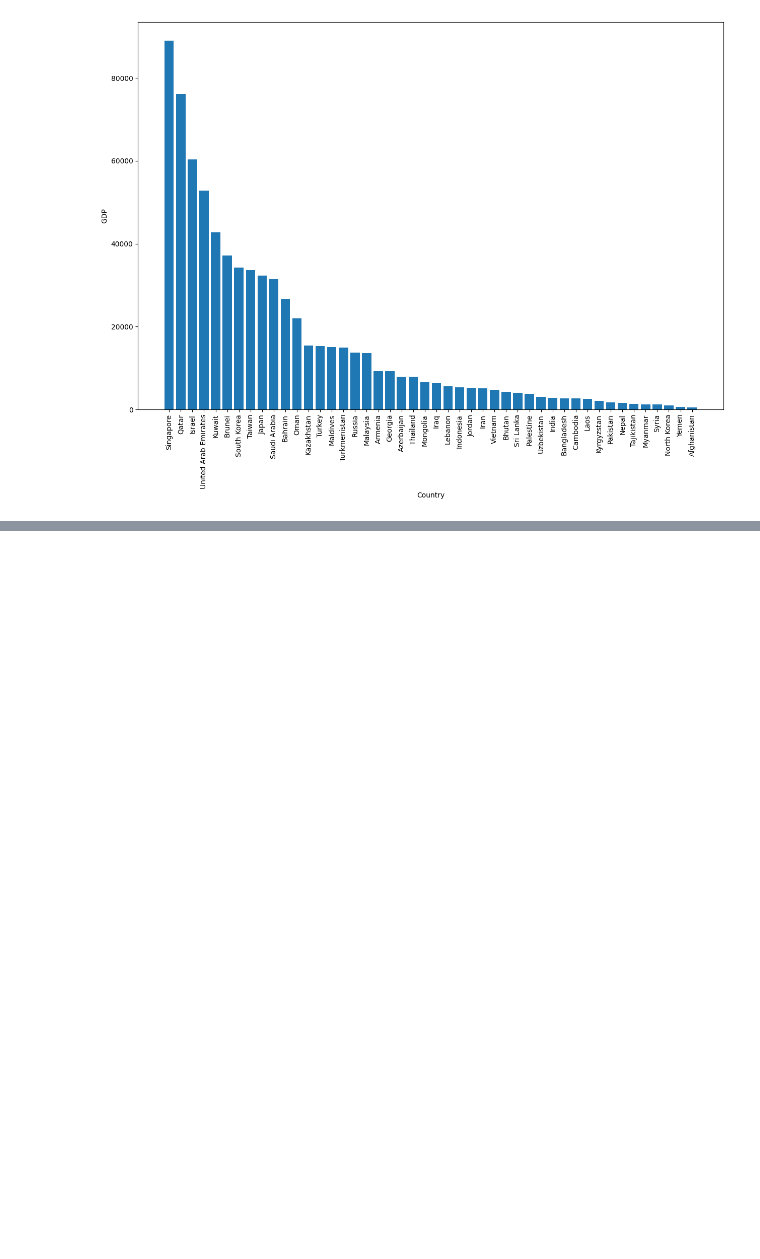
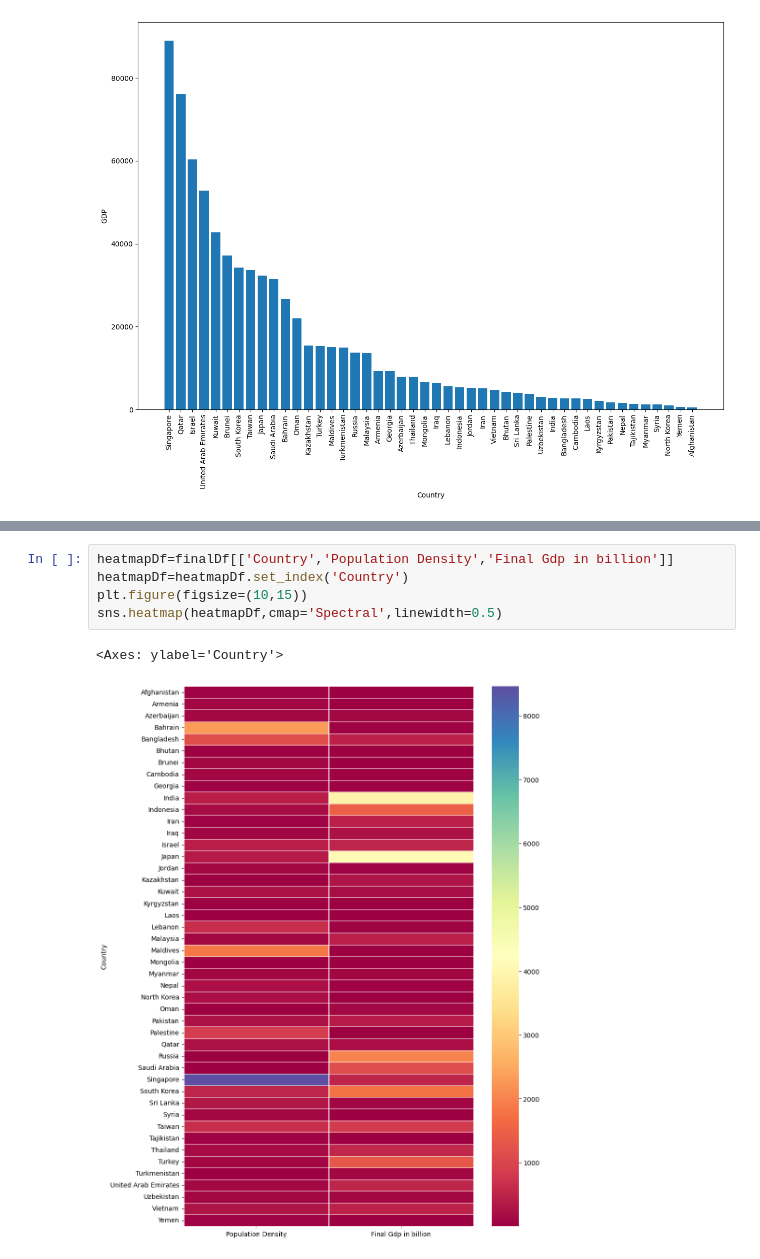
Before and after one commit to revanmk/Data-Analysis, a Jupyter notebook: BeautifulSoup.ipynb, the cells around one changed output, grey strips where cells are left out. Drawn from its saved outputs; the diff is of its cells as text; blank space fills up the shorter version.

```diff
--- a/BeautifulSoup.ipynb
+++ b/BeautifulSoup.ipynb
@@ -651,0 +713,8 @@ plt.show()
+# %%
+heatmapDf=finalDf[['Country','Population Density','Final Gdp in billion']]
+heatmapDf=heatmapDf.set_index('Country')
+plt.figure(figsize=(10,15))
+sns.heatmap(heatmapDf,cmap='Spectral',linewidth=0.5)
+# %% [output]
+<Axes: ylabel='Country'>
+[figure, added]
```
Also changed, not shown: parts of 15 cells of this notebook.
